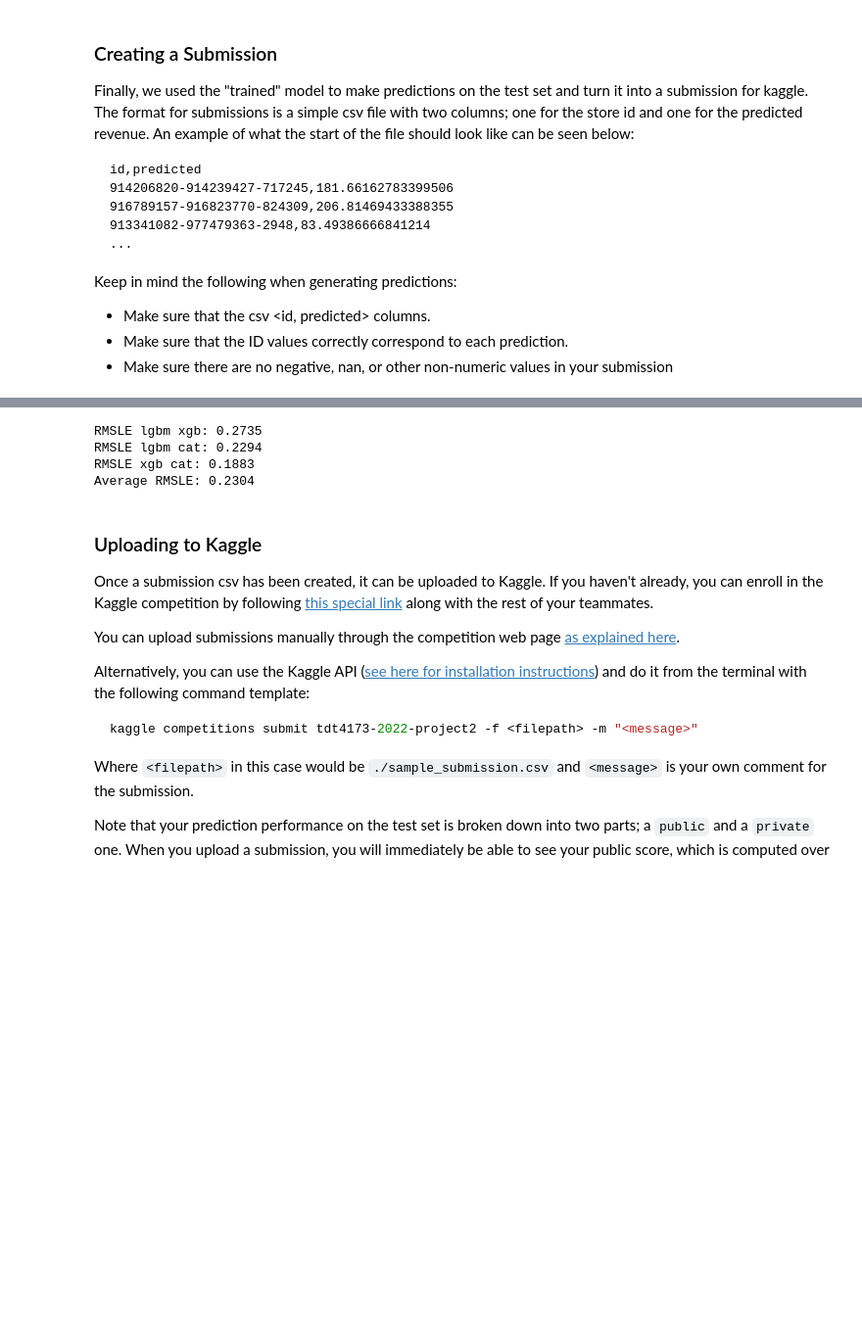
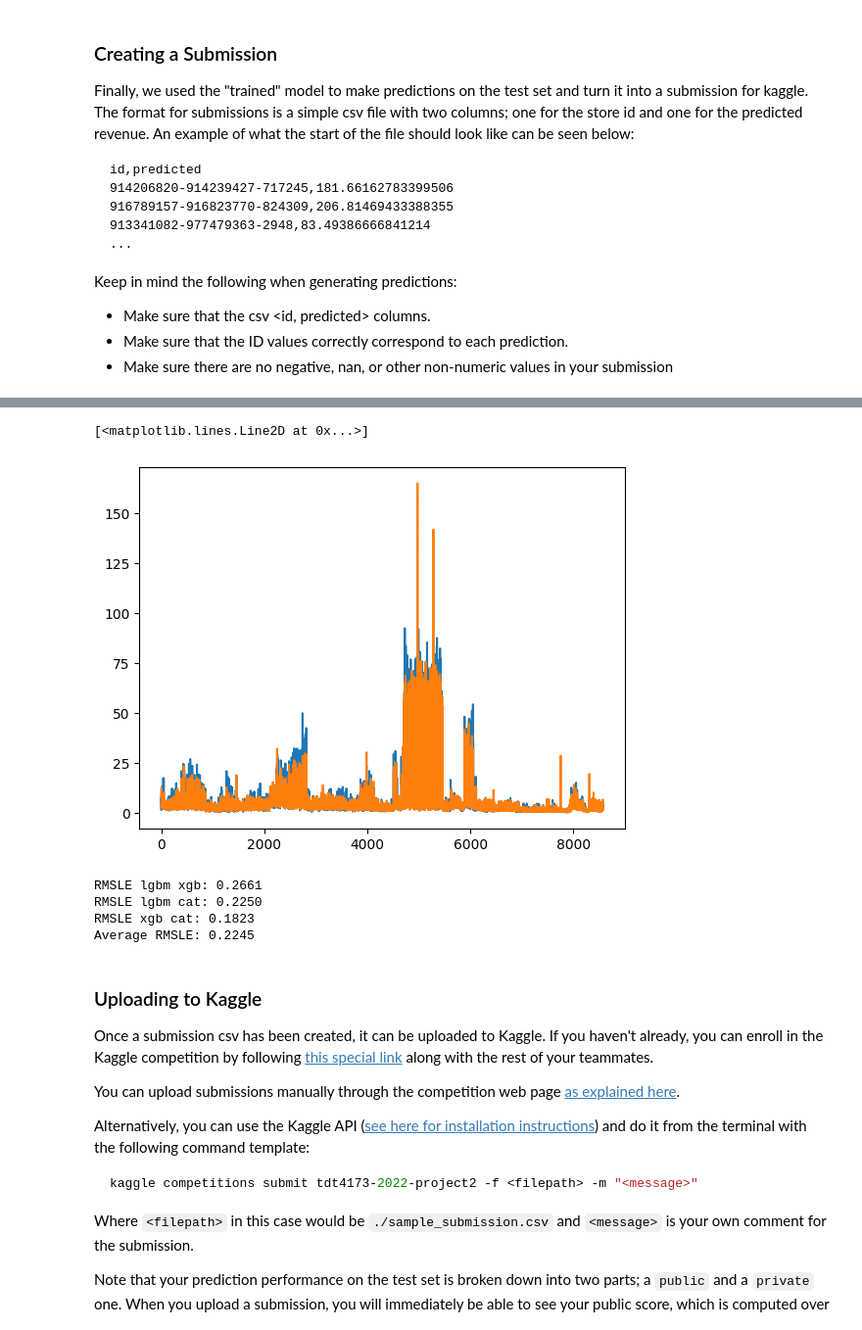
Before and after one commit to vladlevitin/TDT4173-Retail-Revenue-Prediction, a Jupyter notebook: TDT4173 Retail Revenue Prediction/introduction.ipynb, the cells around one changed output, grey strips where cells are left out. Shown at 98% size. Saved outputs shown, nothing was run; the diff lists cells and outputs as text; code cells hidden in the pictures; blank space fills up the shorter version.

```diff
--- a/TDT4173 Retail Revenue Prediction/introduction.ipynb
+++ b/TDT4173 Retail Revenue Prediction/introduction.ipynb
@@ -902,7 +906,7 @@ X_encoded_label[categorical_features_label] = X_encoded_label[categorical_featur
 # %% [markdown]
 ### Models
 # %%
-test_size = 0.1
+test_size = 0.2
 random_state = 12
 
 X_selected = X_encoded_one_hot.copy()
@@ -911,11 +915,18 @@ X_selected = X_encoded_one_hot.copy()
 
 X_train, X_val, y_train, y_val = train_test_split(X, y, test_size=test_size, random_state=random_state)
 
+params_lgbm = {'n_estimators': 1484,
+ 'reg_alpha': 0.4160547153216847,
+ 'reg_lambda': 0.4345830495801789,
+ 'colsample_bytree': 0.7612328375741054,
+ 'subsample': 0.481808014302027,
+ 'learning_rate': 0.010037396025553596,
+ 'max_depth': 10,
+ 'num_leaves': 39,
+ 'min_child_samples': 15}
 
-params_lgbm = {}
-
-lgbm_model = lgbm.LGBMRegressor(random_state = random_state,
-                               #**params_lgbm
+lgbm_model = lgbm.LGBMRegressor(
+                               **params_lgbm
                                )
 lgbm_model.fit(X_train, y_train)
 
@@ -939,9 +950,16 @@ print(f'Validation set LGBM RMSLE: {rmsle(y_val, y_val_pred_lgbm) :.4f}')
 
 X_train, X_val, y_train, y_val = train_test_split(X_selected, y, test_size=test_size, random_state=random_state)
 
-params_xgb = {}
+params_xgb = {'max_depth': 6,
+ 'learning_rate': 0.10453172398314842,
+ 'min_child_weight': 10,
+ 'gamma': 8.877928993801378e-06,
+ 'subsample': 0.7661107513127666,
+ 'colsample_bytree': 0.6857415995414189,
+ 'reg_alpha': 0.0001271193027892279,
+ 'reg_lambda': 1.3778540548754877e-05}
 
-xgboost_model = xgb.XGBRegressor(random_state = random_state,
+xgboost_model = xgb.XGBRegressor(
                                  #**params_xgb
                                  )
 xgboost_model.fit(X_train, y_train)
@@ -965,12 +983,9 @@ print(f'Validation set XGBoost RMSLE: {rmsle(y_val, y_val_pred_xgb) :.4f}')
 
 X_train, X_val, y_train, y_val = train_test_split(X_selected, y, test_size=test_size, random_state=random_state)
 
-# params_cat = {'learning_rate': 0.013000000000000001,
-#  'depth': 10,
-#  'l2_leaf_reg': 5.5,
-#  'min_child_samples': 16}
 
-cat_boost_model = cat.CatBoostRegressor(random_state = random_state,
+
+cat_boost_model = cat.CatBoostRegressor(
                                         #**params_cat
                                         )
 cat_boost_model.fit(X_train, y_train)
@@ -982,8 +997,8 @@ y_train = np.expm1(y_train)
 y_val = np.expm1(y_val)
 y_train_pred_cat = np.expm1(y_train_pred_cat)
 y_val_pred_cat = np.expm1(y_val_pred_cat)
-# y_train_pred_cat[y_train_pred_cat < 0] = 0
-# y_val_pred_cat[y_val_pred_cat < 0] = 0
+y_train_pred_cat[y_train_pred_cat < 0] = 0
+y_val_pred_cat[y_val_pred_cat < 0] = 0
 
 print(f'Train set CatBoost RMSLE: {rmsle(y_train, y_train_pred_cat) :.4f}')
 print(f'Validation set CatBoost RMSLE: {rmsle(y_val, y_val_pred_cat) :.4f}')
@@ -1155,3 +1154,9 @@ plt.plot(y_test_pred_cat)
+# %%
+plt.plot(y_test_pred_lgbm)
+plt.plot(y_test_pred_cat)
+# %% [output]
+[<matplotlib.lines.Line2D at 0x...>]
+[figure, added]
 # %%
 # calculate the mean
 
@@ -1164,10 +1169,10 @@ print(f'RMSLE lgbm cat: {rmsle_lgbm_cat :.4f}')
 print(f'RMSLE xgb cat: {rmsle_xgb_cat :.4f}')
 print(f'Average RMSLE: {np.mean([rmsle_lgbm_xgb, rmsle_lgbm_cat, rmsle_xgb_cat]) :.4f}')
 # %% [output]
-RMSLE lgbm xgb: 0.2735
-RMSLE lgbm cat: 0.2294
-RMSLE xgb cat: 0.1883
-Average RMSLE: 0.2304
+RMSLE lgbm xgb: 0.2661
+RMSLE lgbm cat: 0.2250
+RMSLE xgb cat: 0.1823
+Average RMSLE: 0.2245
 # %% [markdown]
 ### Uploading to Kaggle
 
```
Also changed, not shown: parts of 6 cells of this notebook, 11 other files.
